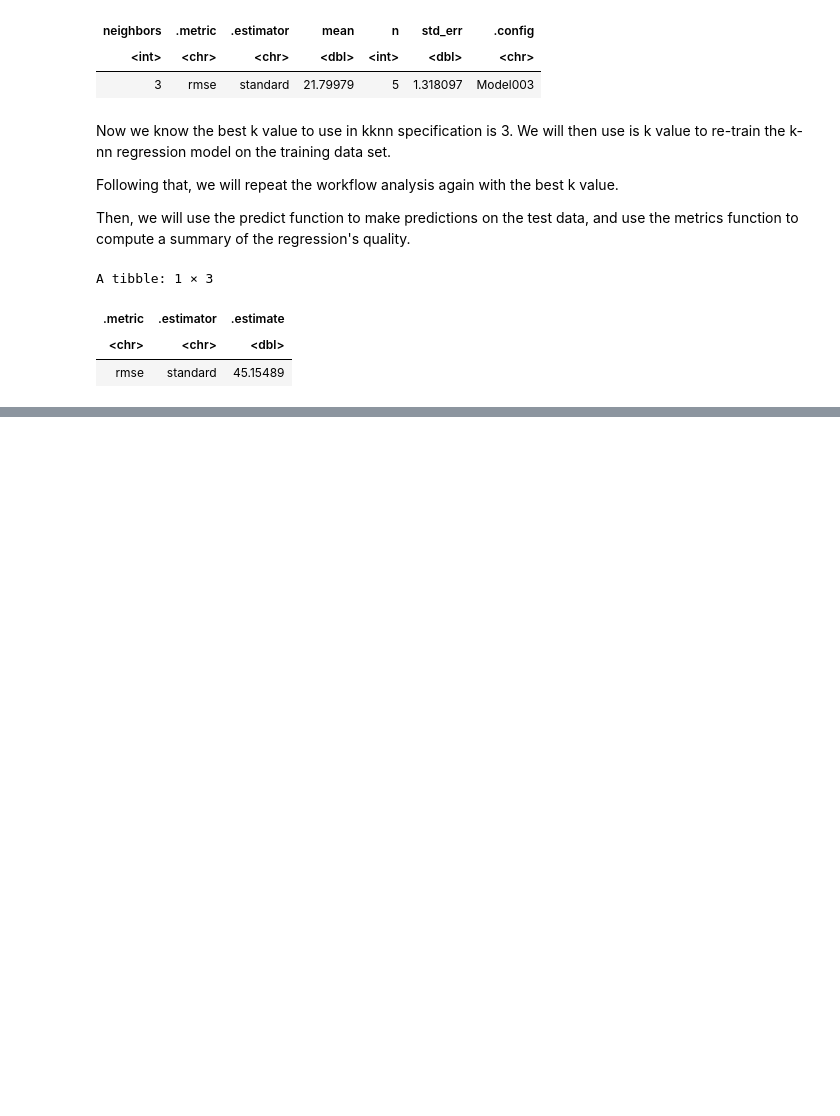
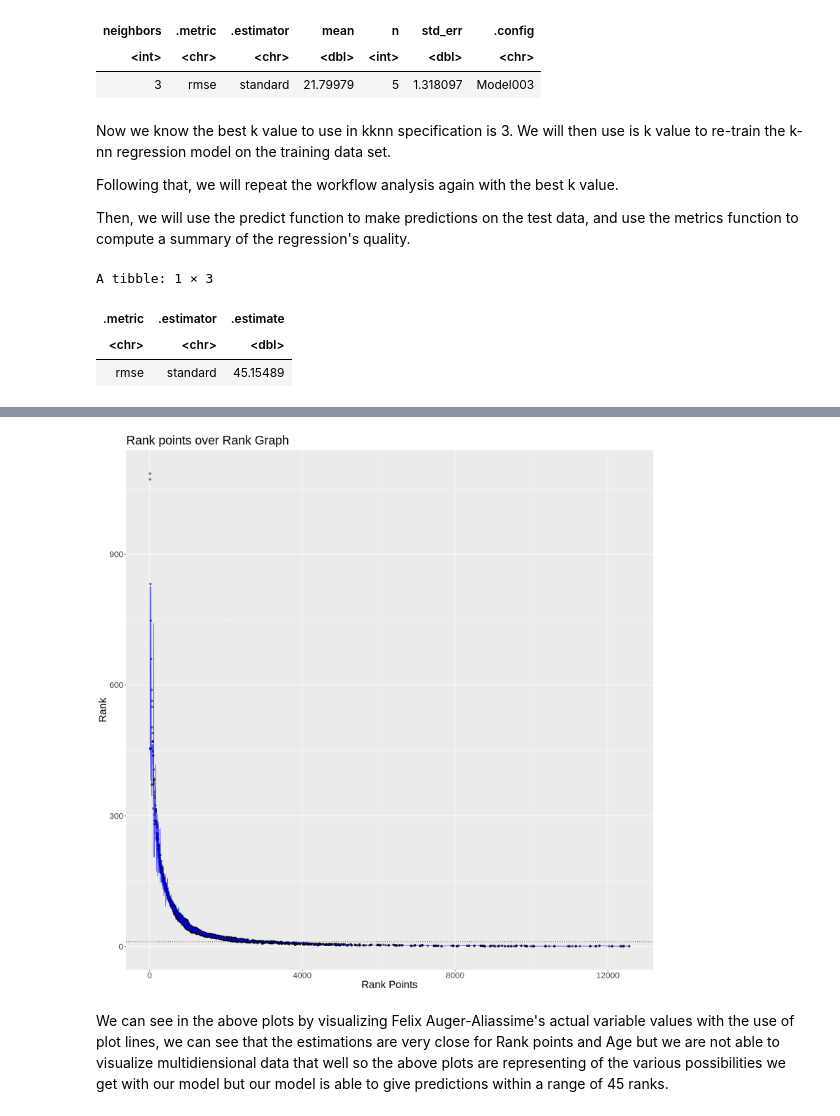
Before and after one commit to joelbonnie/ATPRankRegression, a Jupyter notebook: FinalProject.ipynb, the cells around one changed output, grey strips where cells are left out. Drawn from its saved outputs; the diff is of its cells as text; code cells hidden in the pictures; blank space fills up the shorter version.

```diff
--- a/FinalProject.ipynb
+++ b/FinalProject.ipynb
@@ -249,0 +298,19 @@ Our final model’s test error as assessed by RMSPE is 45.15489, meaning that we
+# %%
+options(repr.plot.width = 15, repr.plot.height = 15)
+
+ATP_plot3 <- ggplot(ATP_training, aes(x = rank_points, y = rank)) +
+geom_point(alpha = 0.5) +
+geom_hline(yintercept = 11, linetype = "dotted") +
+geom_line(alpha = 0.75, data = ATP_preds,
+          mapping = aes(x = rank_points, y = .pred),
+          color = "blue") +
+xlab("Rank Points") +
+ylab("Rank") +
+ggtitle("Rank points over Rank Graph") +
+theme(text=element_text(size=20))
+
+ATP_plot3
+# %% [output]
+[figure, added]
+# %% [markdown]
+We can see in the above plots by visualizing Felix Auger-Aliassime's actual variable values with the use of plot lines, we can see that the estimations are very close for Rank points and Age but we are not able to visualize multidiensional data that well so the above plots are representing of the various possibilities we get with our model but our model is able to give predictions within a range of 45 ranks.
```
Also changed, not shown: parts of 6 cells of this notebook.
